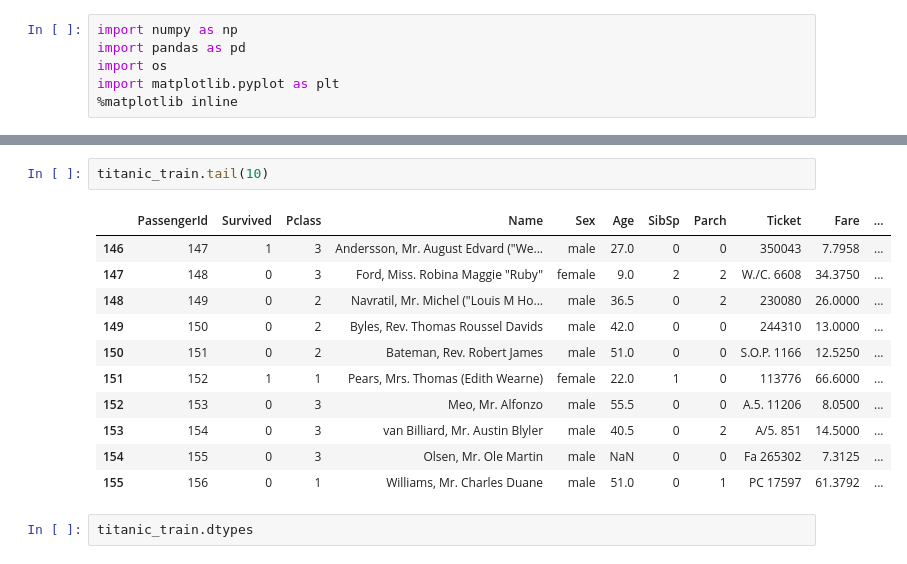
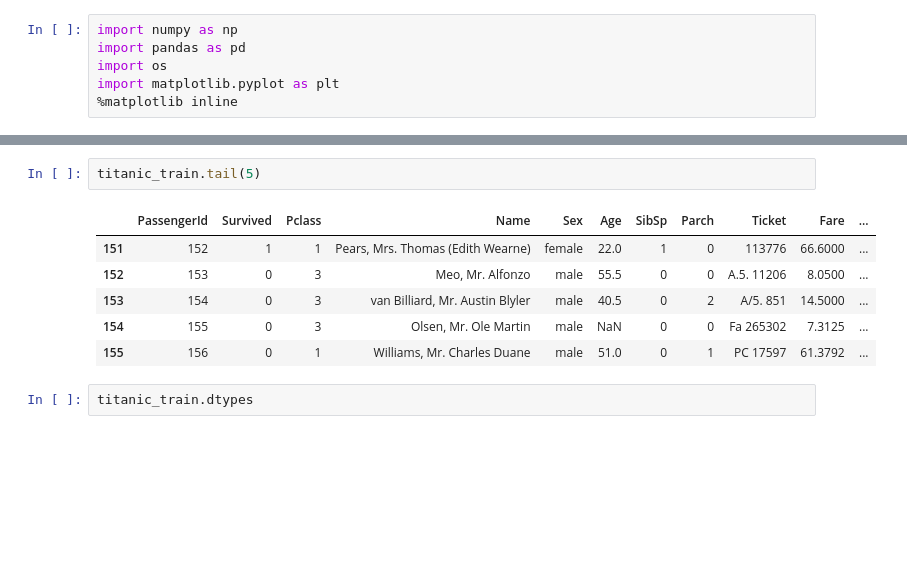
Before and after one commit to thangarajdeivasikamani/iNeuron_ML, a Jupyter notebook: Week5/Pandas data manipulation .ipynb, the cells around one changed output, grey strips where cells are left out. Saved outputs shown, nothing was run; the diff lists cells and outputs as text; blank space fills up the shorter version.

```diff
--- a/Week5/Pandas data manipulation .ipynb
+++ b/Week5/Pandas data manipulation .ipynb
@@ -32,12 +27,7 @@ titanic_train
 # %%
-titanic_train.tail(10)
+titanic_train.tail(5)
 # %% [output]
 |  | PassengerId | Survived | Pclass | Name | Sex | Age | SibSp | Parch | Ticket | Fare | ... |
-| 146 | 147 | 1 | 3 | Andersson, Mr. August Edvard ("We... | male | 27.0 | 0 | 0 | 350043 | 7.7958 | ... |
-| 147 | 148 | 0 | 3 | Ford, Miss. Robina Maggie "Ruby" | female | 9.0 | 2 | 2 | W./C. 6608 | 34.3750 | ... |
-| 148 | 149 | 0 | 2 | Navratil, Mr. Michel ("Louis M Ho... | male | 36.5 | 0 | 2 | 230080 | 26.0000 | ... |
-| 149 | 150 | 0 | 2 | Byles, Rev. Thomas Roussel Davids | male | 42.0 | 0 | 0 | 244310 | 13.0000 | ... |
-| 150 | 151 | 0 | 2 | Bateman, Rev. Robert James | male | 51.0 | 0 | 0 | S.O.P. 1166 | 12.5250 | ... |
 | 151 | 152 | 1 | 1 | Pears, Mrs. Thomas (Edith Wearne) | female | 22.0 | 1 | 0 | 113776 | 66.6000 | ... |
 | 152 | 153 | 0 | 3 | Meo, Mr. Alfonzo | male | 55.5 | 0 | 0 | A.5. 11206 | 8.0500 | ... |
 | 153 | 154 | 0 | 3 | van Billiard, Mr. Austin Blyler | male | 40.5 | 0 | 2 | A/5. 851 | 14.5000 | ... |
```
Also changed, not shown: parts of 92 cells of this notebook, 16 other files.
